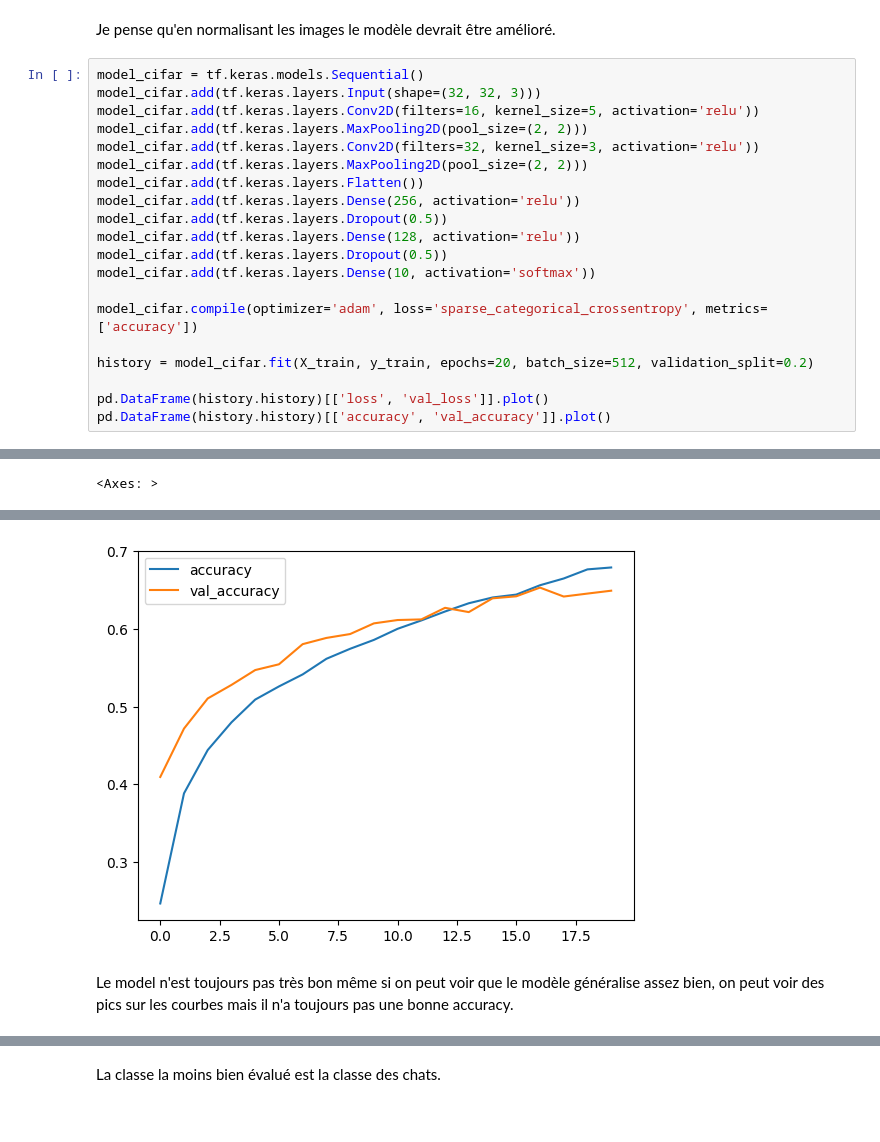
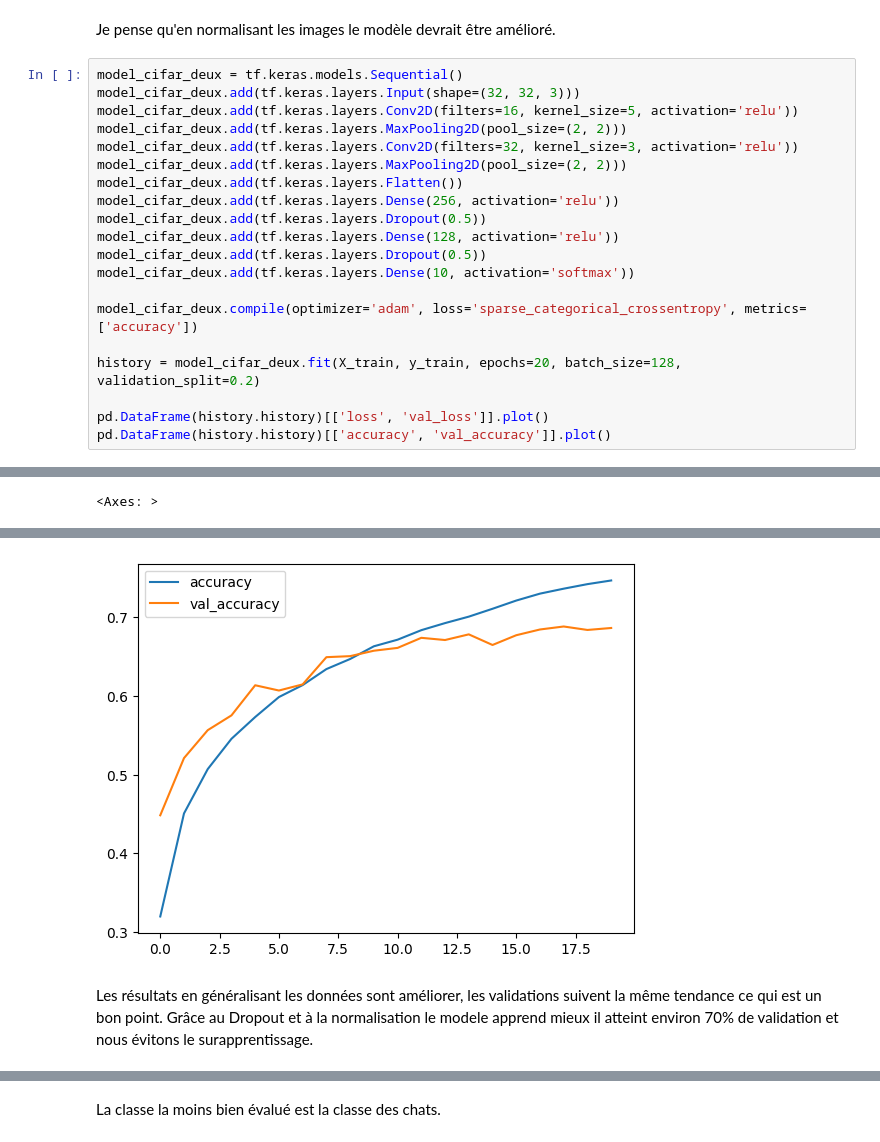
Before and after one commit to Cleamx/M1DENG, a Jupyter notebook: S2/BigData/TD2/TD2.ipynb, the cells around one changed output, grey strips where cells are left out. Cells and saved outputs as stored; diff of their text form.

```diff
--- a/S2/BigData/TD2/TD2.ipynb
+++ b/S2/BigData/TD2/TD2.ipynb
@@ -317,22 +316,22 @@ X_test /= 255
 # %% [markdown]
 Je pense qu'en normalisant les images le modèle devrait être amélioré.
 # %%
-model_cifar = tf.keras.models.Sequential()
-model_cifar.add(tf.keras.layers.Input(shape=(32, 32, 3)))
-model_cifar.add(tf.keras.layers.Conv2D(filters=16, kernel_size=5, activation='relu'))
-model_cifar.add(tf.keras.layers.MaxPooling2D(pool_size=(2, 2)))
-model_cifar.add(tf.keras.layers.Conv2D(filters=32, kernel_size=3, activation='relu'))
-model_cifar.add(tf.keras.layers.MaxPooling2D(pool_size=(2, 2)))
-model_cifar.add(tf.keras.layers.Flatten())
-model_cifar.add(tf.keras.layers.Dense(256, activation='relu'))
-model_cifar.add(tf.keras.layers.Dropout(0.5))
-model_cifar.add(tf.keras.layers.Dense(128, activation='relu'))
-model_cifar.add(tf.keras.layers.Dropout(0.5))
-model_cifar.add(tf.keras.layers.Dense(10, activation='softmax'))
+model_cifar_deux = tf.keras.models.Sequential()
+model_cifar_deux.add(tf.keras.layers.Input(shape=(32, 32, 3)))
+model_cifar_deux.add(tf.keras.layers.Conv2D(filters=16, kernel_size=5, activation='relu'))
+model_cifar_deux.add(tf.keras.layers.MaxPooling2D(pool_size=(2, 2)))
+model_cifar_deux.add(tf.keras.layers.Conv2D(filters=32, kernel_size=3, activation='relu'))
+model_cifar_deux.add(tf.keras.layers.MaxPooling2D(pool_size=(2, 2)))
+model_cifar_deux.add(tf.keras.layers.Flatten())
+model_cifar_deux.add(tf.keras.layers.Dense(256, activation='relu'))
+model_cifar_deux.add(tf.keras.layers.Dropout(0.5))
+model_cifar_deux.add(tf.keras.layers.Dense(128, activation='relu'))
+model_cifar_deux.add(tf.keras.layers.Dropout(0.5))
+model_cifar_deux.add(tf.keras.layers.Dense(10, activation='softmax'))
 
-model_cifar.compile(optimizer='adam', loss='sparse_categorical_crossentropy', metrics=['accuracy'])
+model_cifar_deux.compile(optimizer='adam', loss='sparse_categorical_crossentropy', metrics=['accuracy'])
 
-history = model_cifar.fit(X_train, y_train, epochs=20, batch_size=512, validation_split=0.2)
+history = model_cifar_deux.fit(X_train, y_train, epochs=20, batch_size=128, validation_split=0.2)
 
 pd.DataFrame(history.history)[['loss', 'val_loss']].plot()
 pd.DataFrame(history.history)[['accuracy', 'val_accuracy']].plot()
@@ -359,4 +358,5 @@ Epoch 20/20
-[figure, old version]
+[figure, new version]
-# %% [markdown]
-Le model n'est toujours pas très bon même si on peut voir que le modèle généralise assez bien, on peut voir des pics sur les courbes mais il n'a toujours pas une bonne accuracy.
+# %% [markdown]
+Les résultats en généralisant les données sont améliorer, les validations suivent la même tendance ce qui est un bon point.
+Grâce au Dropout et à la normalisation le modele apprend mieux il atteint environ 70% de validation et nous évitons le surapprentissage.
 # %%
```
Also changed, not shown: parts of 29 cells of this notebook.
